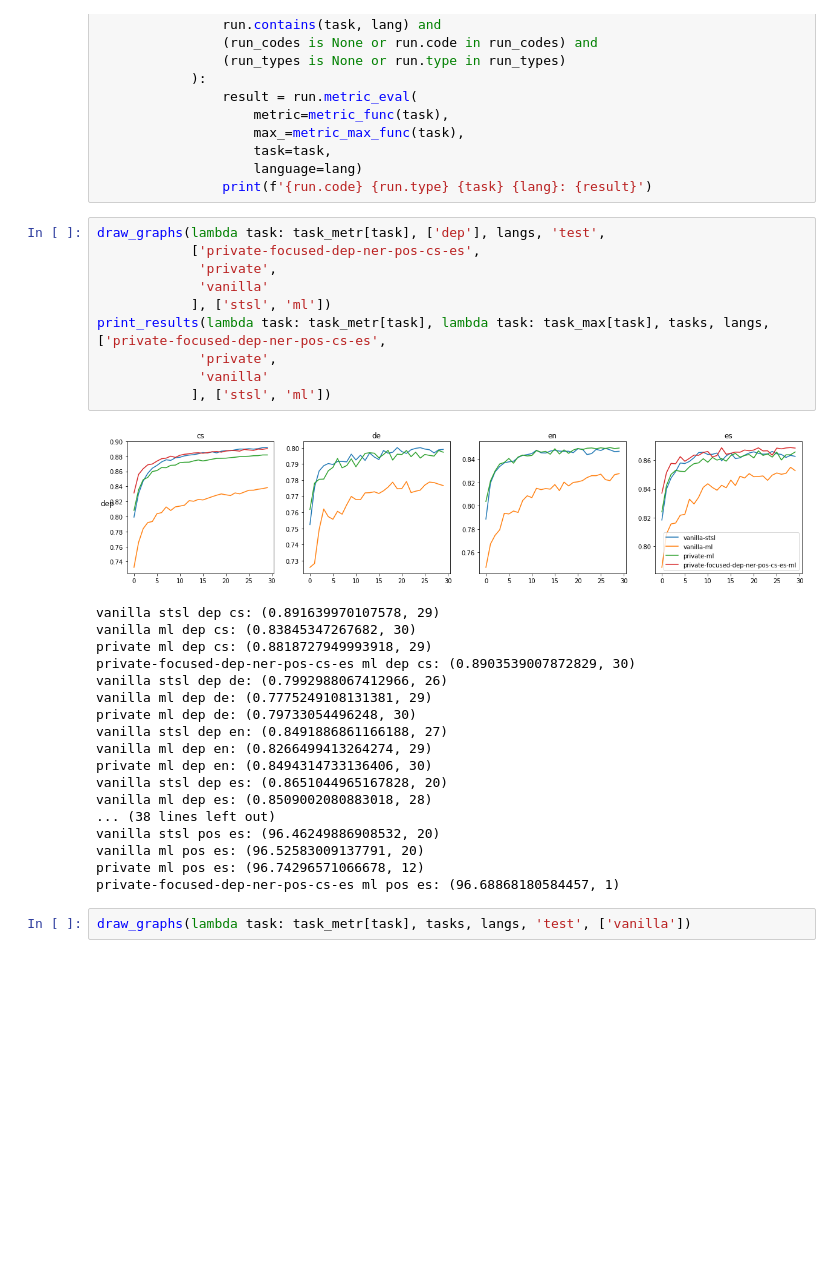
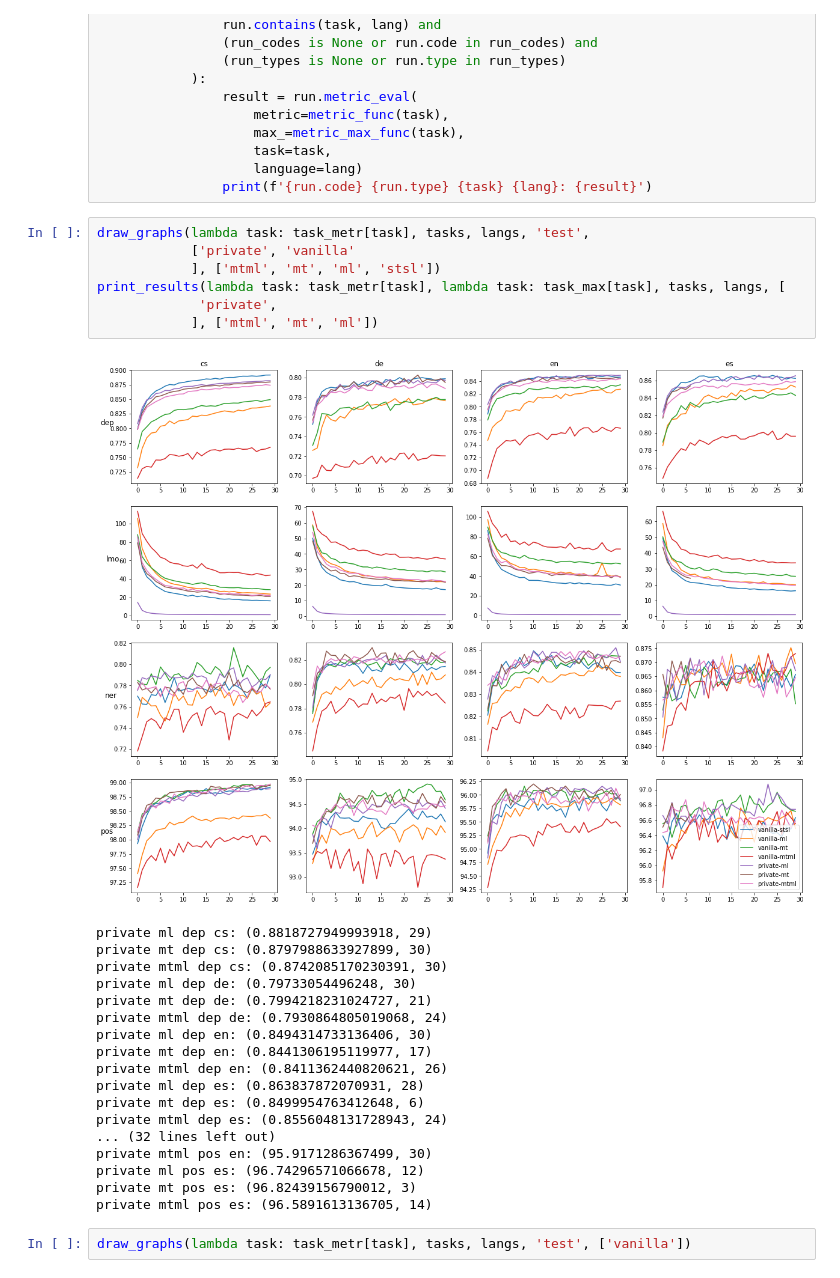
Before and after one commit to matus-pikuliak/crosslingual-parameter-sharing, a Jupyter notebook: results/notebook.ipynb, the cells around one changed output. Saved outputs shown, nothing was run; the diff lists cells and outputs as text; blank space fills up the shorter version.

```diff
--- a/results/notebook.ipynb
+++ b/results/notebook.ipynb
@@ -93,34 +91,31 @@ def print_results(metric_func, metric_max_func, tasks, langs, run_codes=None, ru
                     language=lang)
                 print(f'{run.code} {run.type} {task} {lang}: {result}')
 # %%
-draw_graphs(lambda task: task_metr[task], ['dep'], langs, 'test',
-            ['private-focused-dep-ner-pos-cs-es',
+draw_graphs(lambda task: task_metr[task], tasks, langs, 'test',
+            ['private', 'vanilla'
+            ], ['mtml', 'mt', 'ml', 'stsl'])
+print_results(lambda task: task_metr[task], lambda task: task_max[task], tasks, langs, [
              'private',
-             'vanilla'
-            ], ['stsl', 'ml'])
-print_results(lambda task: task_metr[task], lambda task: task_max[task], tasks, langs, ['private-focused-dep-ner-pos-cs-es',
-             'private',
-             'vanilla'
-            ], ['stsl', 'ml'])
+            ], ['mtml', 'mt', 'ml'])
 # %% [output]
-[figure, old version]
+[figure, new version]
-vanilla stsl dep cs: (0.891639970107578, 29)
-vanilla ml dep cs: (0.83845347267682, 30)
 private ml dep cs: (0.8818727949993918, 29)
-private-focused-dep-ner-pos-cs-es ml dep cs: (0.8903539007872829, 30)
-vanilla stsl dep de: (0.7992988067412966, 26)
-vanilla ml dep de: (0.7775249108131381, 29)
+private mt dep cs: (0.8797988633927899, 30)
+private mtml dep cs: (0.8742085170230391, 30)
 private ml dep de: (0.79733054496248, 30)
-vanilla stsl dep en: (0.8491886861166188, 27)
-vanilla ml dep en: (0.8266499413264274, 29)
+private mt dep de: (0.7994218231024727, 21)
+private mtml dep de: (0.7930864805019068, 24)
 private ml dep en: (0.8494314733136406, 30)
-vanilla stsl dep es: (0.8651044965167828, 20)
-vanilla ml dep es: (0.8509002080883018, 28)
-... (38 lines left out)
-vanilla stsl pos es: (96.46249886908532, 20)
-vanilla ml pos es: (96.52583009137791, 20)
+private mt dep en: (0.8441306195119977, 17)
+private mtml dep en: (0.8411362440820621, 26)
+private ml dep es: (0.863837872070931, 28)
+private mt dep es: (0.8499954763412648, 6)
+private mtml dep es: (0.8556048131728943, 24)
+... (32 lines left out)
+private mtml pos en: (95.9171286367499, 30)
 private ml pos es: (96.74296571066678, 12)
-private-focused-dep-ner-pos-cs-es ml pos es: (96.68868180584457, 1)
+private mt pos es: (96.82439156790012, 3)
+private mtml pos es: (96.5891613136705, 14)
 # %%
 draw_graphs(lambda task: task_metr[task], tasks, langs, 'test', ['vanilla'])
 # %% [output]
```
Also changed, not shown: parts of 1 cell of this notebook, 2 other files.
